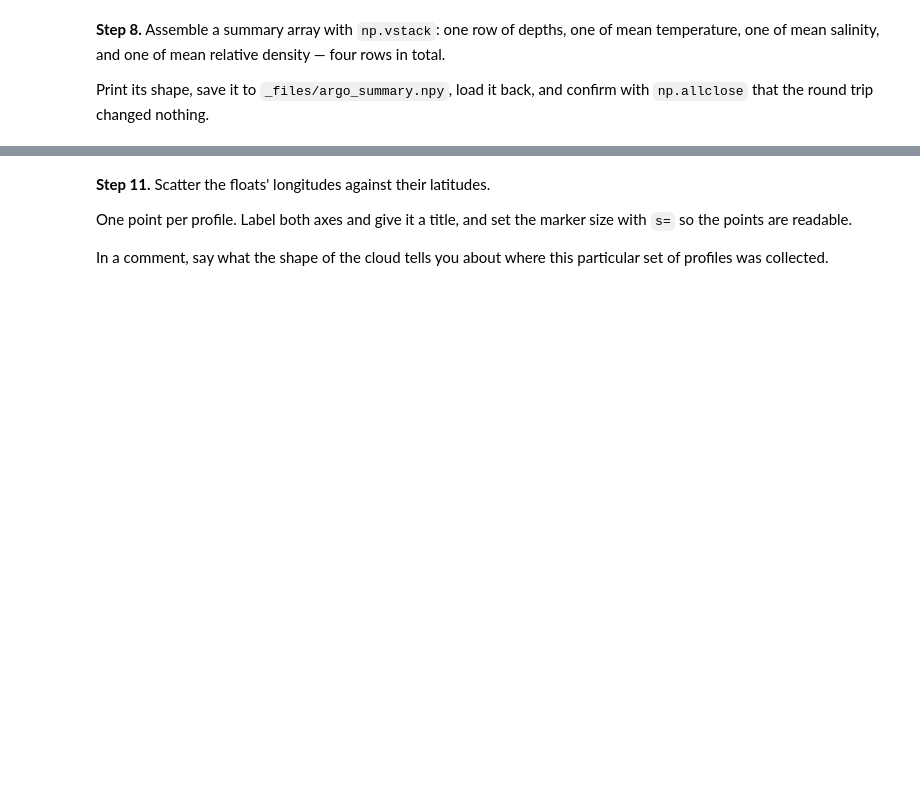
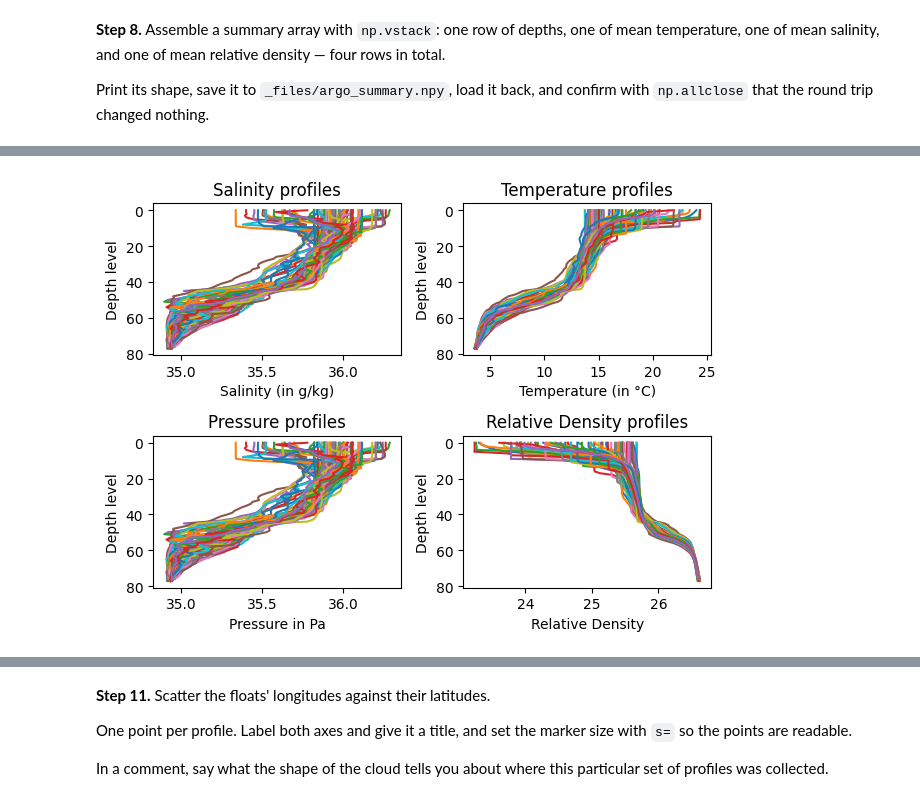
Before and after one commit to LucaSchaerz/2025_Intro_Python, a Jupyter notebook: live/part-I/1.3-numpy-exercises.ipynb, the cells around one changed output, grey strips where cells are left out. Saved outputs shown, nothing was run; the diff lists cells and outputs as text; code cells hidden in the pictures; blank space fills up the shorter version.

```diff
--- a/live/part-I/1.3-numpy-exercises.ipynb
+++ b/live/part-I/1.3-numpy-exercises.ipynb
@@ -513,3 +534,42 @@ It will look messy. That is the point — a hundred profiles overlaid is what th
+# %%
+import matplotlib.pyplot as plt
+plt.subplot(2, 2, 1)
+plt.plot(S, level)
+plt.xlabel("Salinity (in g/kg)")
+plt.ylabel("Depth level")
+plt.title("Salinity profiles")
+plt.gca().invert_yaxis()
+
+plt.subplot(2, 2, 2)
+plt.plot(T, level)
+plt.xlabel("Temperature (in °C)")
+plt.ylabel("Depth level")
+plt.title("Temperature profiles")
+plt.gca().invert_yaxis()
+
+plt.subplot(2, 2, 3)
+plt.plot(S, level)
+plt.xlabel("Pressure in Pa")
+plt.ylabel("Depth level")
+plt.title("Pressure profiles")
+plt.gca().invert_yaxis()
+
+plt.subplot(2, 2, 4)
+plt.plot(relative_density, level)
+plt.xlabel("Relative Density")
+plt.ylabel("Depth level")
+plt.title("Relative Density profiles")
+plt.gca().invert_yaxis()
+
+plt.tight_layout()
+plt.show()
+
+
+# Hint: plt.plot(S, level) draws one line per column of S
+# Hint: the semicolon at the end of a plt.plot call suppresses the list of line objects
+# Hint: plt.xlabel, plt.ylabel and plt.title each take a string
+# %% [output]
+[figure, added]
 # %% [markdown]
 **Step 10.** Now plot only the *mean* profile of each variable, with the standard deviation as
 error bars.
```
Also changed, not shown: parts of 7 cells of this notebook.
